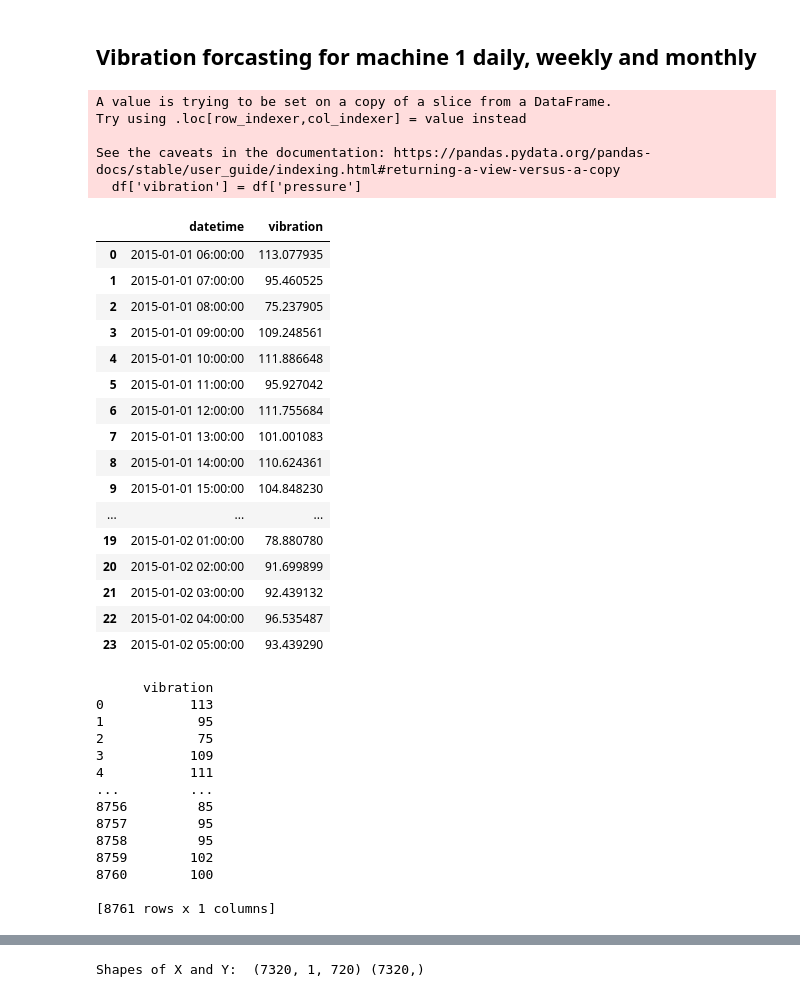
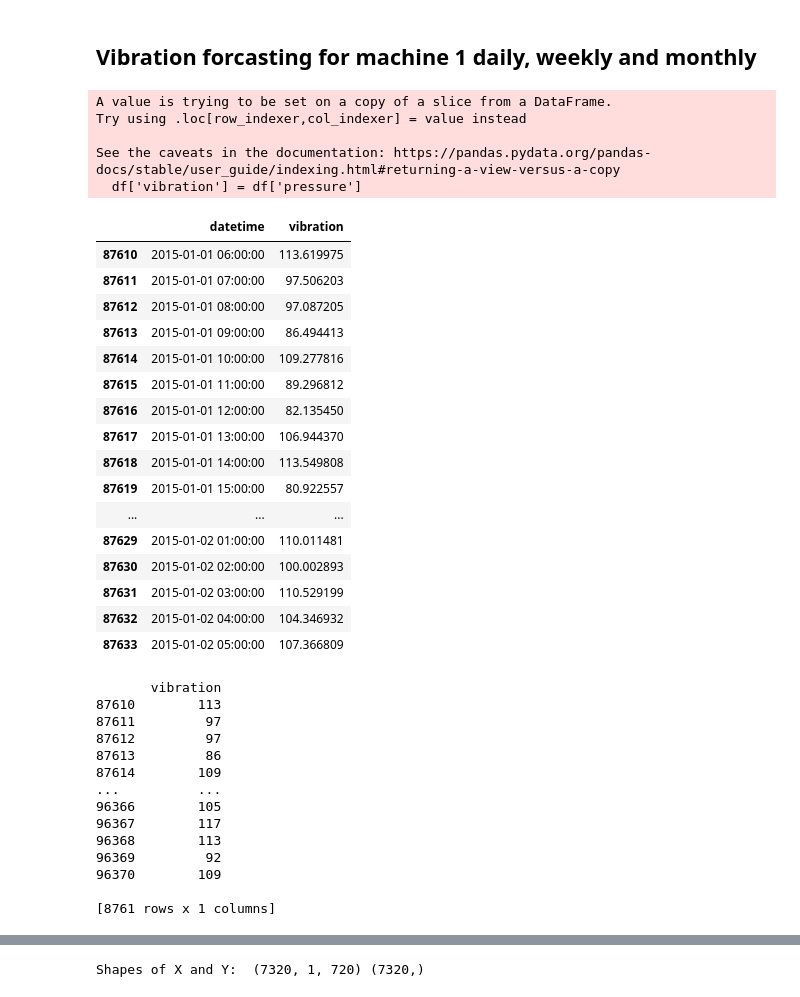
Before and after one commit to skinnyleg/thingsboard, a Jupyter notebook: predictive-maintenance/data/Forcasting vibartion sensors with LSTM.ipynb, the cells around one changed output, grey strips where cells are left out. Saved outputs shown, nothing was run; the diff lists cells and outputs as text; code cells hidden in the pictures.

```diff
--- a/predictive-maintenance/data/Forcasting vibartion sensors with LSTM.ipynb
+++ b/predictive-maintenance/data/Forcasting vibartion sensors with LSTM.ipynb
@@ -7,8 +7,12 @@ import numpy as np
 import statsmodels.api as sm
 import matplotlib.pyplot as plt
 plt.style.use('fivethirtyeight')
+# %%
+PATH = '../../application/src/main/resources/predictive-maintenance/data/'
+# %%
+MACHINE_ID = 11
 # %%
-telemetry = pd.read_csv('PdM_telemetry.csv')
+telemetry = pd.read_csv(PATH + 'PdM_telemetry.csv')
 telemetry
 # %% [output]
 |  | datetime | machineID | volt | rotate | pressure | vibration |
@@ -27,51 +31,51 @@ telemetry
 # %% [markdown]
 ## Vibration forcasting for machine 1 daily, weekly and monthly
 # %%
-df = telemetry[telemetry["machineID"] == 1]
+df = telemetry[telemetry["machineID"] == MACHINE_ID]
 df['vibration'] = df['pressure']
 df = df[["datetime", "vibration"]]
 df.head(24)
 # %% [output]
 A value is trying to be set on a copy of a slice from a DataFrame.
 Try using .loc[row_indexer,col_indexer] = value instead
 
 See the caveats in the documentation: https://pandas.pydata.org/pandas-docs/stable/user_guide/indexing.html#returning-a-view-versus-a-copy
   df['vibration'] = df['pressure']
 |  | datetime | vibration |
-| 0 | 2015-01-01 06:00:00 | 113.077935 |
-| 1 | 2015-01-01 07:00:00 | 95.460525 |
-| 2 | 2015-01-01 08:00:00 | 75.237905 |
-| 3 | 2015-01-01 09:00:00 | 109.248561 |
-| 4 | 2015-01-01 10:00:00 | 111.886648 |
-| 5 | 2015-01-01 11:00:00 | 95.927042 |
-| 6 | 2015-01-01 12:00:00 | 111.755684 |
-| 7 | 2015-01-01 13:00:00 | 101.001083 |
-| 8 | 2015-01-01 14:00:00 | 110.624361 |
-| 9 | 2015-01-01 15:00:00 | 104.848230 |
+| 87610 | 2015-01-01 06:00:00 | 113.619975 |
+| 87611 | 2015-01-01 07:00:00 | 97.506203 |
+| 87612 | 2015-01-01 08:00:00 | 97.087205 |
+| 87613 | 2015-01-01 09:00:00 | 86.494413 |
+| 87614 | 2015-01-01 10:00:00 | 109.277816 |
+| 87615 | 2015-01-01 11:00:00 | 89.296812 |
+| 87616 | 2015-01-01 12:00:00 | 82.135450 |
+| 87617 | 2015-01-01 13:00:00 | 106.944370 |
+| 87618 | 2015-01-01 14:00:00 | 113.549808 |
+| 87619 | 2015-01-01 15:00:00 | 80.922557 |
 | ... | ... | ... |
-| 19 | 2015-01-02 01:00:00 | 78.880780 |
-| 20 | 2015-01-02 02:00:00 | 91.699899 |
-| 21 | 2015-01-02 03:00:00 | 92.439132 |
-| 22 | 2015-01-02 04:00:00 | 96.535487 |
-| 23 | 2015-01-02 05:00:00 | 93.439290 |
+| 87629 | 2015-01-02 01:00:00 | 110.011481 |
+| 87630 | 2015-01-02 02:00:00 | 100.002893 |
+| 87631 | 2015-01-02 03:00:00 | 110.529199 |
+| 87632 | 2015-01-02 04:00:00 | 104.346932 |
+| 87633 | 2015-01-02 05:00:00 | 107.366809 |
 # %%
 vibration = pd.DataFrame(data=df, columns=['vibration'])
 vibration.ffill(inplace=True)
 vibration['vibration'] = vibration['vibration'].astype(float).astype(int)
 print(vibration)
 # %% [output]
-      vibration
-0           113
-1            95
-2            75
-3           109
-4           111
-...         ...
-8756         85
-8757         95
-8758         95
-8759        102
-8760        100
+       vibration
+87610        113
+87611         97
+87612         97
+87613         86
+87614        109
+...          ...
+96366        105
+96367        117
+96368        113
+96369         92
+96370        109
 
 [8761 rows x 1 columns]
 # %%
```
Also changed, not shown: parts of 13 cells of this notebook, 35 other files.
